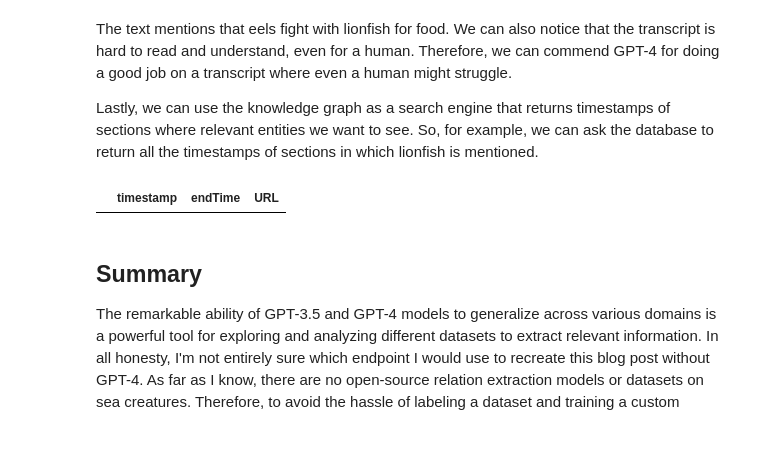
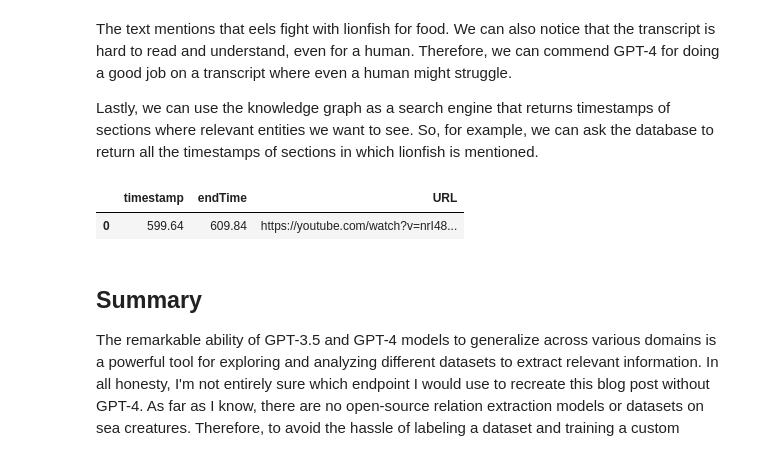
Before and after one commit to khizarsait/MajorprojectKRG, a Jupyter notebook: youtube/video2graph.ipynb, the cells around one changed output. Drawn from its saved outputs; the diff is of its cells as text; code cells hidden in the pictures.

```diff
--- a/youtube/video2graph.ipynb
+++ b/youtube/video2graph.ipynb
@@ -674,13 +680,14 @@ The text mentions that eels fight with lionfish for food. We can also notice tha
 Lastly, we can use the knowledge graph as a search engine that returns timestamps of sections where relevant entities we want to see. So, for example, we can ask the database to return all the timestamps of sections in which lionfish is mentioned.
 # %%
 run_query("""
-MATCH (e:Entity {name:"Lionfish"})<-[:MENTIONS]-(s:Section)<-[:HAS_SECTION]-(v:Video)
+MATCH (e:Entity {name:"crab"})<-[:MENTIONS]-(s:Section)<-[:HAS_SECTION]-(v:Video)
 RETURN s.startTime AS timestamp, s.endTime AS endTime,
        "https://youtube.com/watch?v=" + v.id + "&t=" + toString(toInteger(s.startTime)) AS URL
 ORDER BY timestamp
 """)
 # %% [output]
 |  | timestamp | endTime | URL |
+| 0 | 599.64 | 609.84 | https://youtube.com/watch?v=nrI48... |
 # %% [markdown]
 ## Summary
 The remarkable ability of GPT-3.5 and GPT-4 models to generalize across various domains is a powerful tool for exploring and analyzing different datasets to extract relevant information. In all honesty, I'm not entirely sure which endpoint I would use to recreate this blog post without GPT-4. As far as I know, there are no open-source relation extraction models or datasets on sea creatures. Therefore, to avoid the hassle of labeling a dataset and training a custom model, we can simply utilize a GPT endpoint. Furthermore, I'm eagerly anticipating the opportunity to examine its promised capability for multi-modal analysis based on audio or text input.
```
Also changed, not shown: parts of 11 cells of this notebook.
